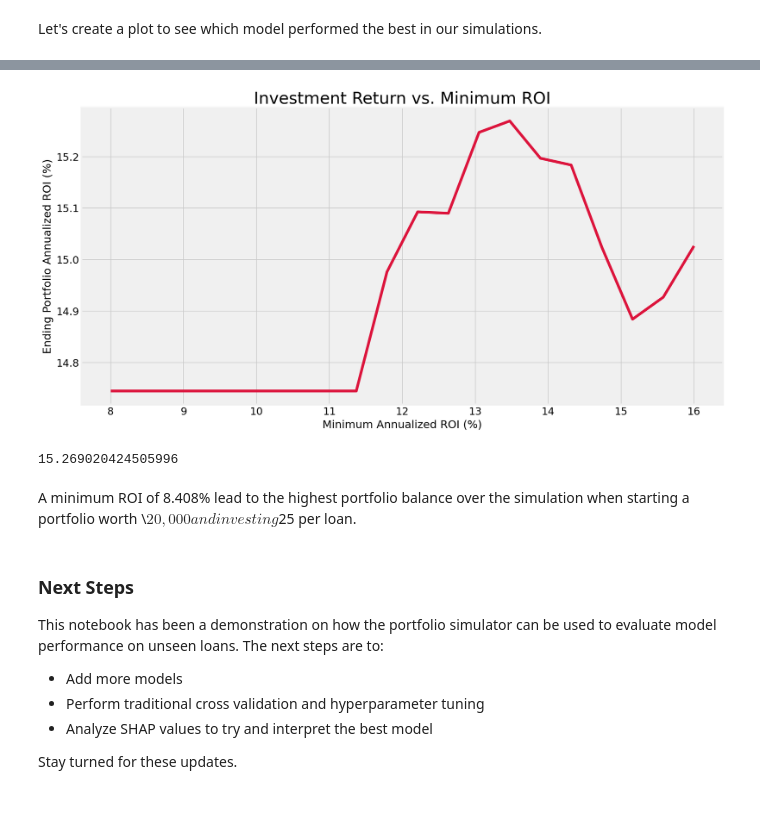
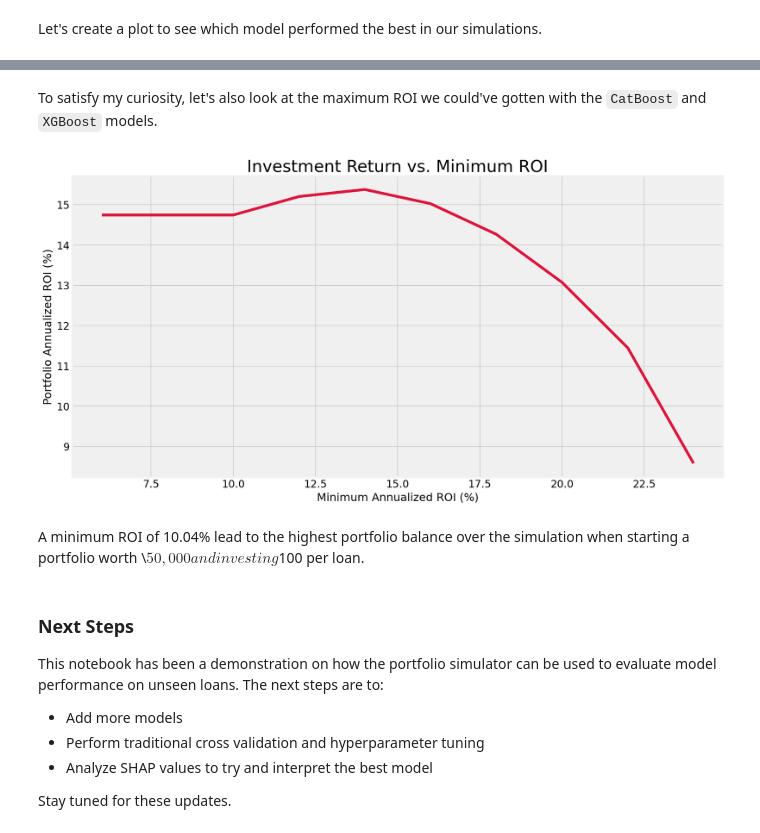
Before and after one commit to Booleans/consumer-loan-investment-strategy-simulator, a Jupyter notebook: Simulation.ipynb, the cells around one changed output, grey strips where cells are left out. Saved outputs shown, nothing was run; the diff lists cells and outputs as text; code cells hidden in the pictures; blank space fills up the shorter version.

Commit message:
Adding Simulation Code
Improved code that runs the portfolio simulations.

```diff
--- a/Simulation.ipynb
+++ b/Simulation.ipynb
@@ -78,7 +78,7 @@ def simulate_loan_investment_portfolio(all_payments, model_predictions, start_da
     # To speed up the simulation we can look at just the payments from loans matching our minimum ROI criteria.
     loans_meeting_min_roi = model_predictions.loc[model_predictions['predicted_roi'] >= min_roi, 'id']
     # We don't need to bother grabbing the mths_since_issue columns. That was only needed for calculating ROI.
-    payments_filtered = all_payments.loc[payments.index.get_level_values(1).isin(loans_meeting_min_roi), ['RECEIVED_AMT_INVESTORS', 'PBAL_END_PERIOD_INVESTORS', 'IssuedDate']]
+    payments_filtered = all_payments.loc[all_payments.index.get_level_values(1).isin(loans_meeting_min_roi), ['RECEIVED_AMT_INVESTORS', 'PBAL_END_PERIOD_INVESTORS', 'IssuedDate']]
 
     dates = []
     balances = []
@@ -160,0 +171,9 @@ Now that we can see the XGBoost predictions are currently our best options, let'
+# %%
+min_rois = np.linspace(6, 24, num=10)
+rois = []
+balances = []
+
+for roi in min_rois:
+    _, balance, portfolio_roi = simulate_loan_investment_portfolio(payments, predictions_lgbm, start_date, end_date, starting_balance, investment_per_loan, roi)
+    rois.append(portfolio_roi)
+    balances.append(balance[-1])
@@ -161,24 +190,24 @@ Now that we can see the XGBoost predictions are currently our best options, let'
+# %% [markdown]
+To satisfy my curiosity, let's also look at the maximum ROI we could've gotten with the `CatBoost` and `XGBoost` models.
 # %%
-min_rois = np.linspace(8, 24, num=20)
+min_rois = np.linspace(8, 20, num=10)
 rois = []
 balances = []
 
 for roi in min_rois:
-    _, balance, portfolio_roi = get_portfolio_simulation_results(payments, predictions_xgb, start_date, end_date, starting_balance, investment_per_loan, roi)
+    _, balance, portfolio_roi = simulate_loan_investment_portfolio(payments, predictions_xgb, start_date, end_date, starting_balance, investment_per_loan, roi)
     rois.append(portfolio_roi)
     balances.append(balance[-1])
 # %%
 fig, ax = plt.subplots(figsize=(15, 8))
-ax.plot(min_rois, rois, color='crimson', label='XGBoost')
+ax.plot(min_rois, rois, color='crimson')
 ax.set_title('Investment Return vs. Minimum ROI', fontsize=24)
-ax.set_ylabel('Ending Portfolio Annualized ROI (%)', fontsize=16)
+ax.set_ylabel('Portfolio Annualized ROI (%)', fontsize=16)
 ax.tick_params(axis='y', labelsize=15)
 ax.set_xlabel('Minimum Annualized ROI (%)', fontsize=16)
 ax.tick_params(axis='x', labelsize=15);
 # %% [output]
-[figure, old version]
+[figure, new version]
 # %%
 i_best = np.argmax(np.array(balances))
-rois[i_best]
+min_rois[i_best]
-# %% [output]
-15.269020424505996
@@ -185,5 +231,5 @@ rois[i_best]
 # %% [markdown]
-A minimum ROI of 8.408% lead to the highest portfolio balance over the simulation when starting a portfolio worth \\$20,000 and investing $25 per loan.
+A minimum ROI of 10.04% lead to the highest portfolio balance over the simulation when starting a portfolio worth \\$50,000 and investing $100 per loan.
 # %% [markdown]
 ### Next Steps
 
@@ -193,4 +239,4 @@ This notebook has been a demonstration on how the portfolio simulator can be use
 * Perform traditional cross validation and hyperparameter tuning
 * Analyze SHAP values to try and interpret the best model
 
-Stay turned for these updates.
+Stay tuned for these updates.
```
Also changed, not shown: parts of 9 cells of this notebook, 2 other files.
